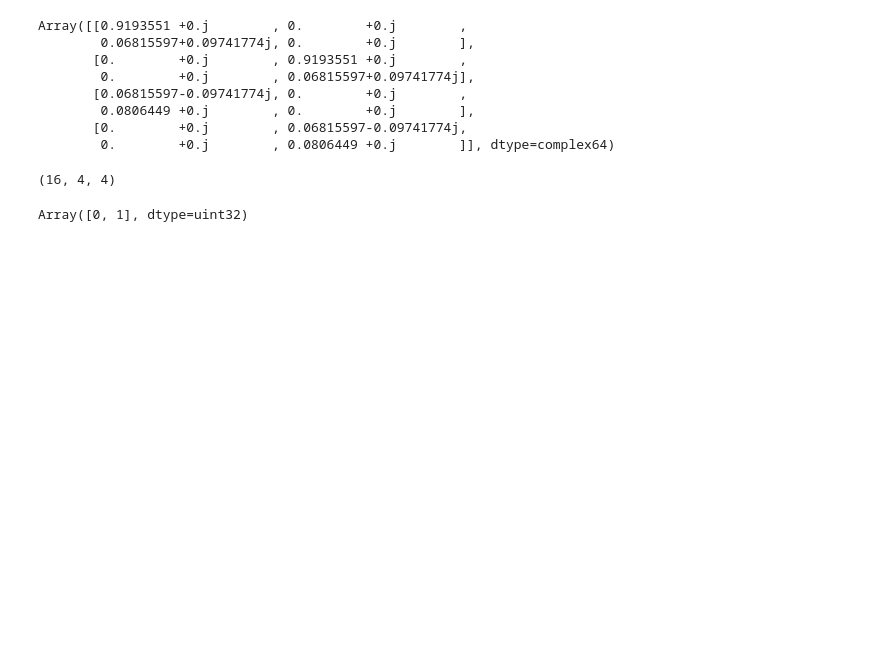
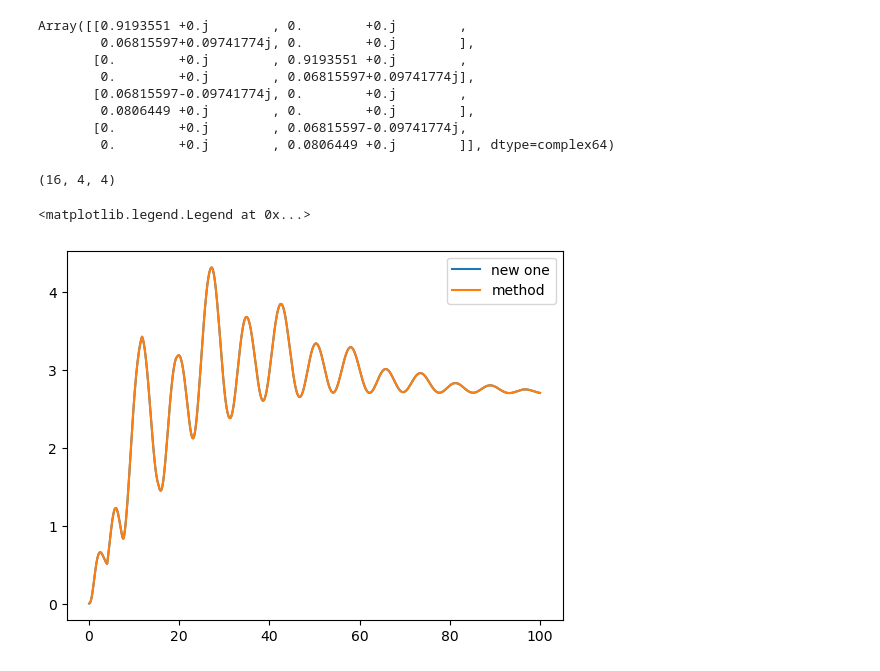
Before and after one commit to Rumoa/qll_qdots, a Jupyter notebook: model_writing.ipynb, the cells around one changed output. Saved outputs shown, nothing was run; the diff lists cells and outputs as text; code cells hidden in the pictures; blank space fills up the shorter version.

Commit message:
now qfim added

```diff
--- a/model_writing.ipynb
+++ b/model_writing.ipynb
@@ -320,11 +424,7 @@ povm1 = (
 seed = 1
 
 key = jax.random.PRNGKey(seed)
-# %%
-key
-# %% [output]
-Array([0, 1], dtype=uint32)
 # %%
-m = single_qdot(POVM_array=povm1)
+m = single_qdot(POVM_array=jnp.array(sic_povm(2)))
 # %%
 initial_state = m.vec(qt.ket2dm(qt.basis(2, 0)).full())
@@ -330,0 +432,25 @@ initial_state = m.vec(qt.ket2dm(qt.basis(2, 0)).full())
+# %%
+times = jnp.linspace(0, 100, 1000)
+
+evolved_lkl = jax.vmap(
+    lambda t: m.likelihood_particle(true_pars, t, initial_state)
+)(times)
+
+evolution_fim = jax.vmap(lambda t: m.fim(true_pars, t, initial_state))(times)
+
+evolution_qfim = jax.vmap(lambda t: m.qfim(true_pars, t, initial_state))(times)
+
+
+# plt.plot(times, evolution_fim[:, 3, 3])
+# plt.plot(times, evolution_qfim[:, 3, 3])
+
+
+plt.plot(times, jax.vmap(qfim)(times)[:, 0,0], label="new one")
+# plt.plot(times, jax.vmap(aux_qfim)(times), label="fun with eigenvals")
+# plt.plot(times, jax.vmap(aux_qfim_2)(times)[:, 0,0], label="fun with inverse")
+plt.plot(times, evolution_qfim[:, 0,0], label="method")
+
+plt.legend()
+# %% [output]
+<matplotlib.legend.Legend at 0x...>
+[figure, added]
```
Also changed, not shown: parts of 13 cells of this notebook.
